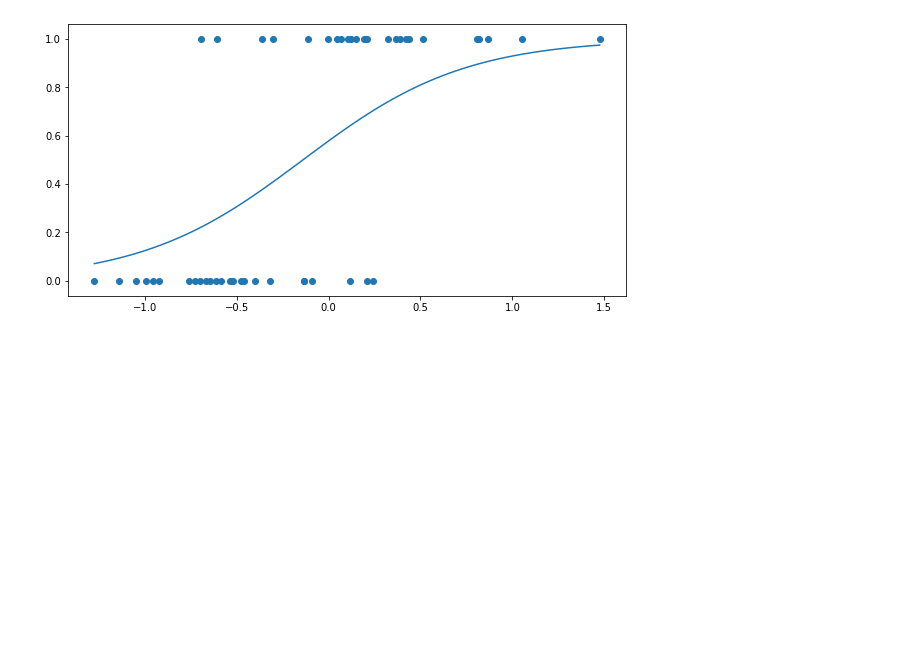
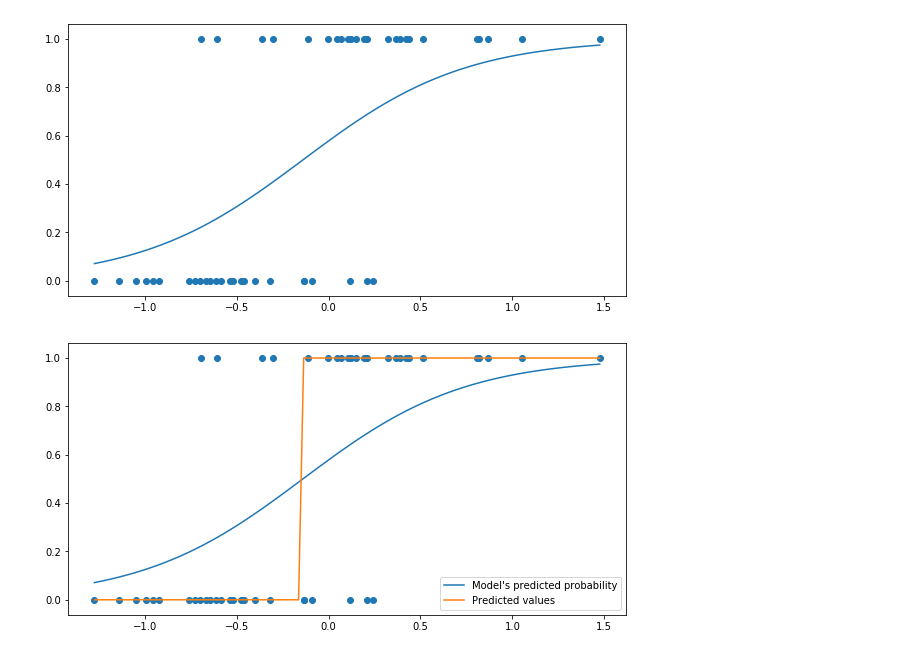
Before and after one commit to max-miller/ds_ground_up, a Jupyter notebook: regression/regression.ipynb, the cells around one changed output. Cells and saved outputs as stored; diff of their text form; code cells hidden in the pictures; blank space fills up the shorter version.

Commit message:
Minor logistic update

```diff
--- a/regression/regression.ipynb
+++ b/regression/regression.ipynb
@@ -235,3 +235,20 @@ def classification_visual(x,y):
 classification_visual(x_class,y_class)
 # %% [output]
 [figure]
+# %%
+def classification_visual_pred(x,y):
+    lr = LogisticRegression()
+    lr.fit(x,y)
+    xx = np.linspace(min(x),max(x),100).reshape(-1,1)
+    yy = [prob[1] for prob in lr.predict_proba(xx)]
+    yy_2 = lr.predict(xx)
+
+    plt.figure(figsize=(10,5))
+    plt.scatter(x,y)
+    plt.plot(xx,yy,label=("Model's predicted probability"))
+    plt.plot(xx,yy_2,label="Predicted values")
+    plt.legend()
+# %%
+classification_visual_pred(x_class,y_class)
+# %% [output]
+[figure, added]
```
